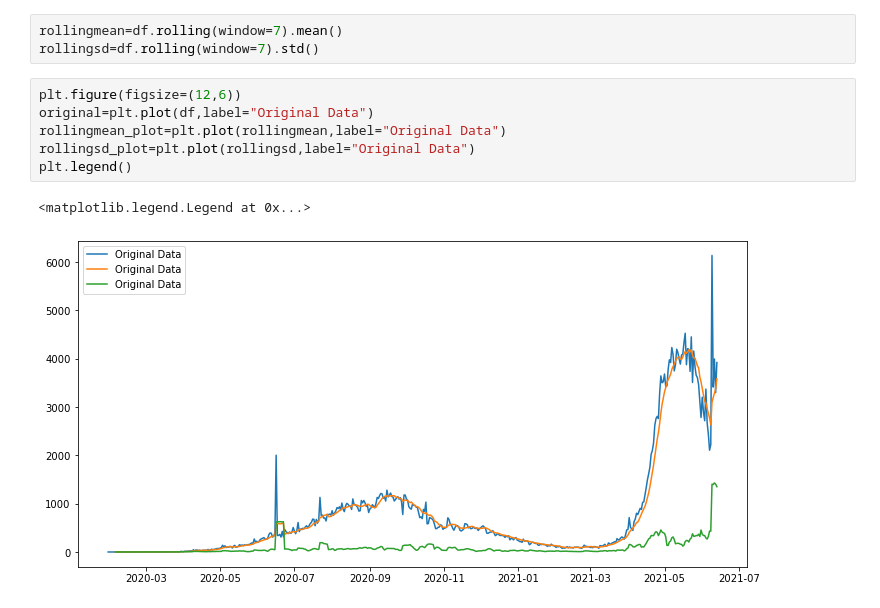
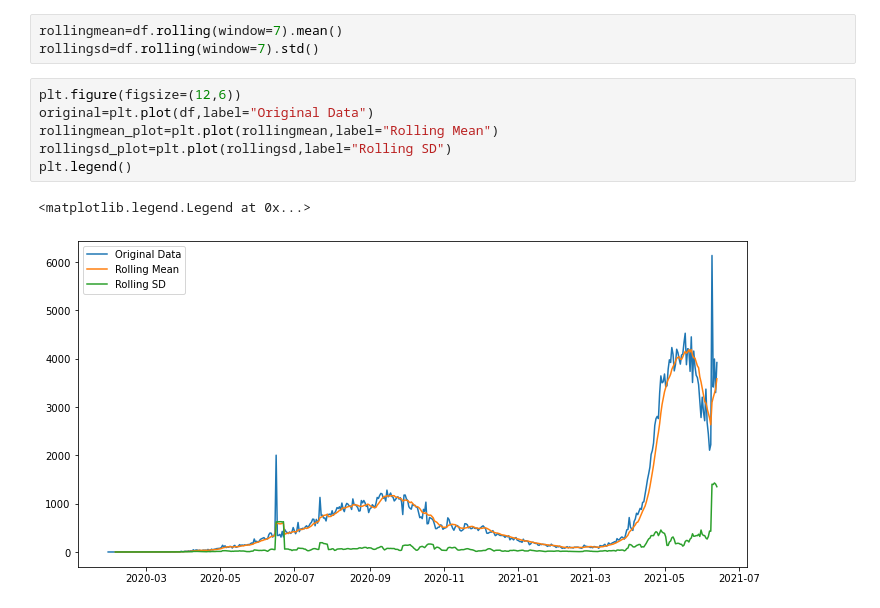
Before and after one commit to sign4git/ml, a Jupyter notebook: covidprediction.ipynb, the cells around one changed output. Cells and saved outputs as stored; diff of their text form.

Commit message:
changed labels

```diff
--- a/covidprediction.ipynb
+++ b/covidprediction.ipynb
@@ -60,9 +60,9 @@ rollingsd=df.rolling(window=7).std()
 # %%
 plt.figure(figsize=(12,6))
 original=plt.plot(df,label="Original Data")
-rollingmean_plot=plt.plot(rollingmean,label="Original Data")
-rollingsd_plot=plt.plot(rollingsd,label="Original Data")
+rollingmean_plot=plt.plot(rollingmean,label="Rolling Mean")
+rollingsd_plot=plt.plot(rollingsd,label="Rolling SD")
 plt.legend()
 # %% [output]
 <matplotlib.legend.Legend at 0x...>
-[figure, old version]
+[figure, new version]
```
Also changed, not shown: parts of 8 cells of this notebook.
